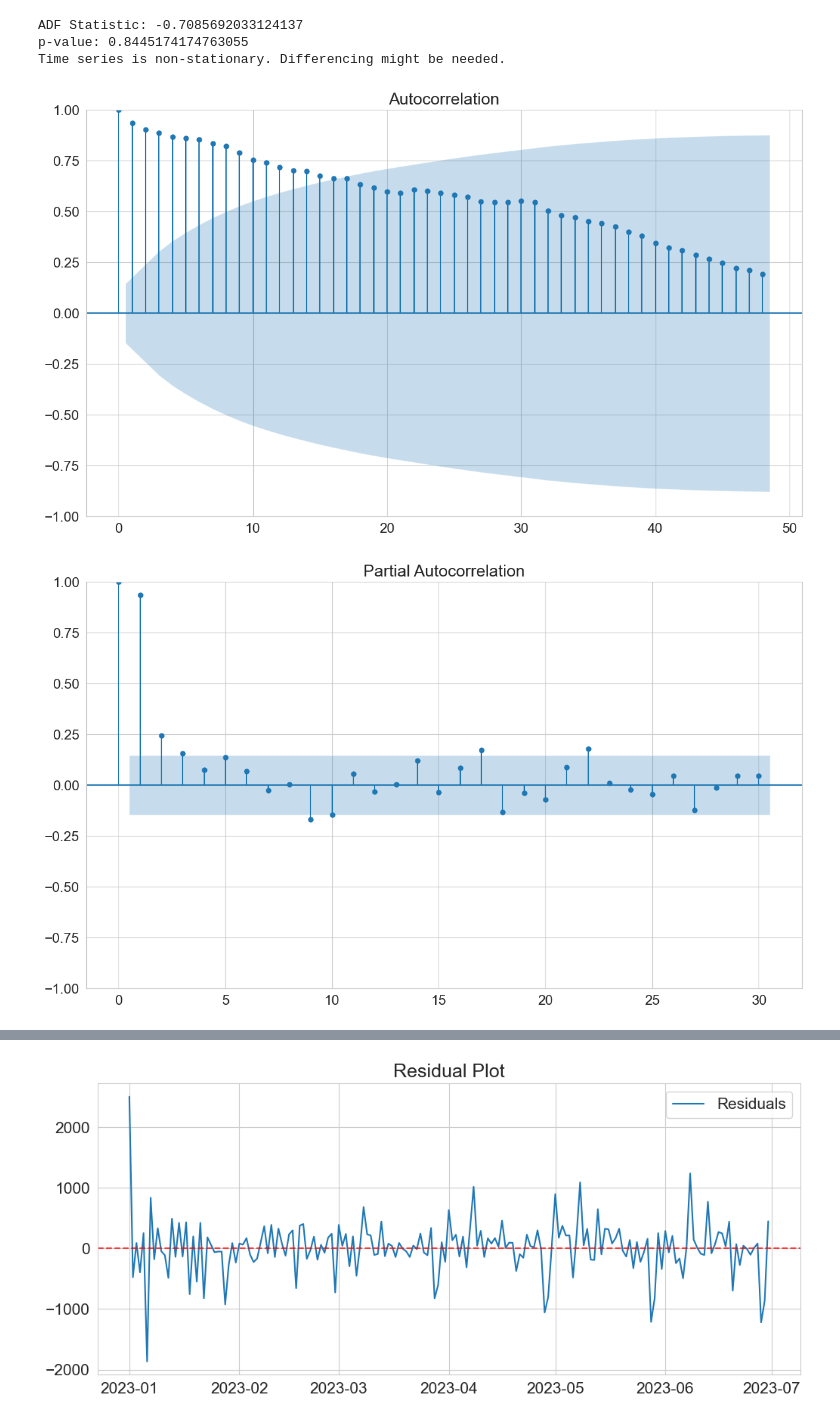
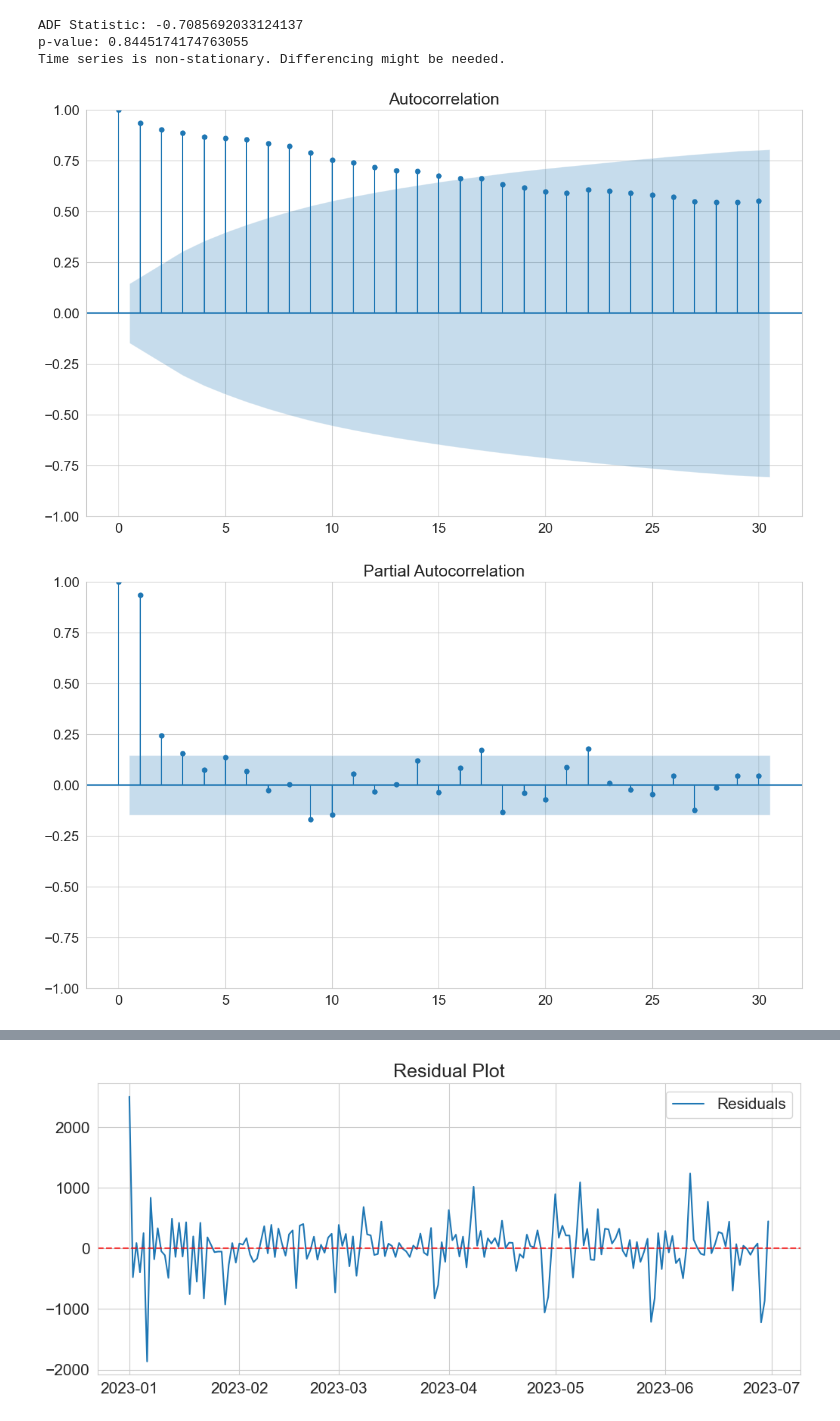
Before and after one commit to Darshan922000/Capstone-2, a Jupyter notebook: Notebook/ABI_EDA.ipynb, the cells around one changed output, grey strips where cells are left out. Saved outputs shown, nothing was run; the diff lists cells and outputs as text; code cells hidden in the pictures.

```diff
--- a/Notebook/ABI_EDA.ipynb
+++ b/Notebook/ABI_EDA.ipynb
@@ -438,13 +438,13 @@ ADF Statistic: -0.7085692033124137
 p-value: 0.8445174174763055
 Time series is non-stationary. Differencing might be needed.
 # %%
-plot_acf(df_daily_sales["transaction_price"], lags=48)
+plot_acf(df_daily_sales["transaction_price"], lags=30)
 plt.show()
 
 plot_pacf(df_daily_sales["transaction_price"], lags=30)
 plt.show()
 # %% [output]
-[figure, old version]
+[figure, new version]
 [figure]
 # %%
 # Set (p, d, q) and (P, D, Q, m) based on ACF/PACF
```
Also changed, not shown: parts of 5 cells of this notebook, 2 other files.
